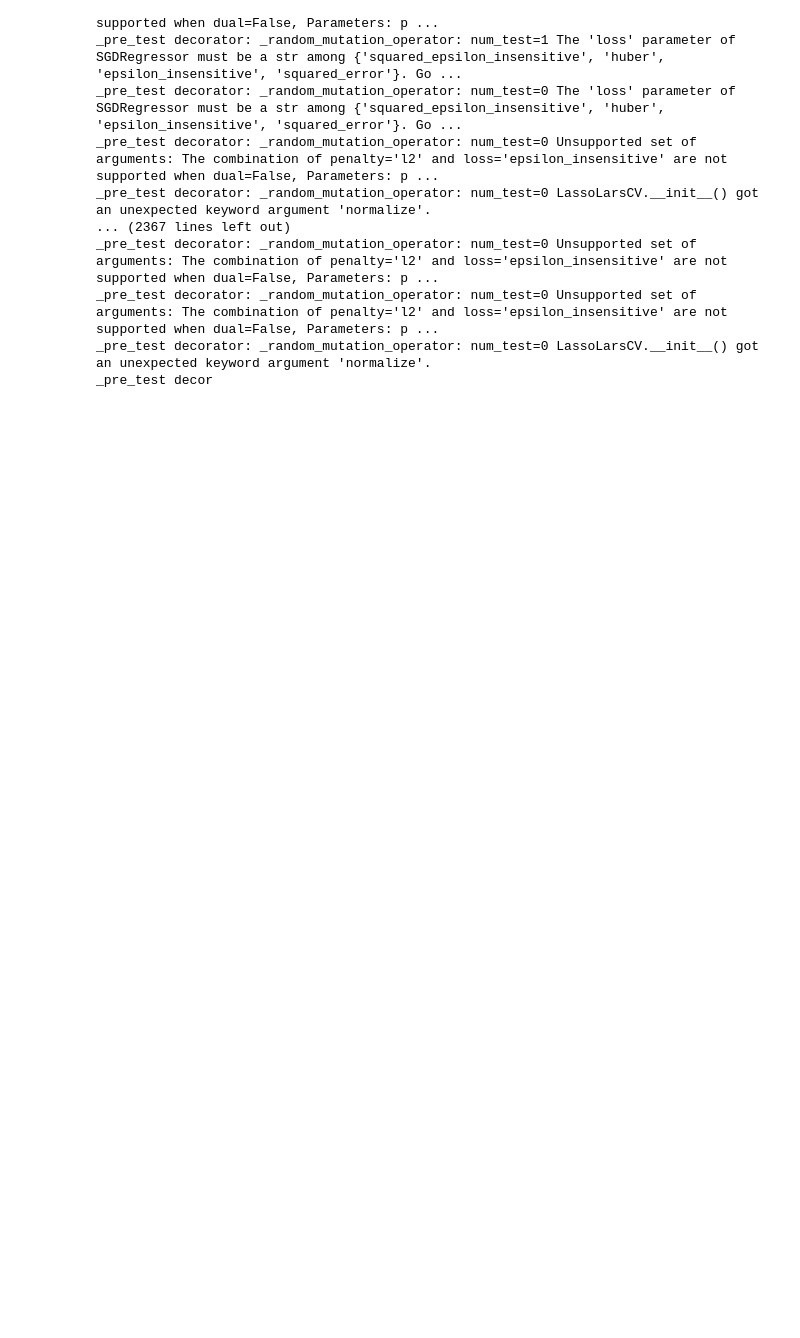
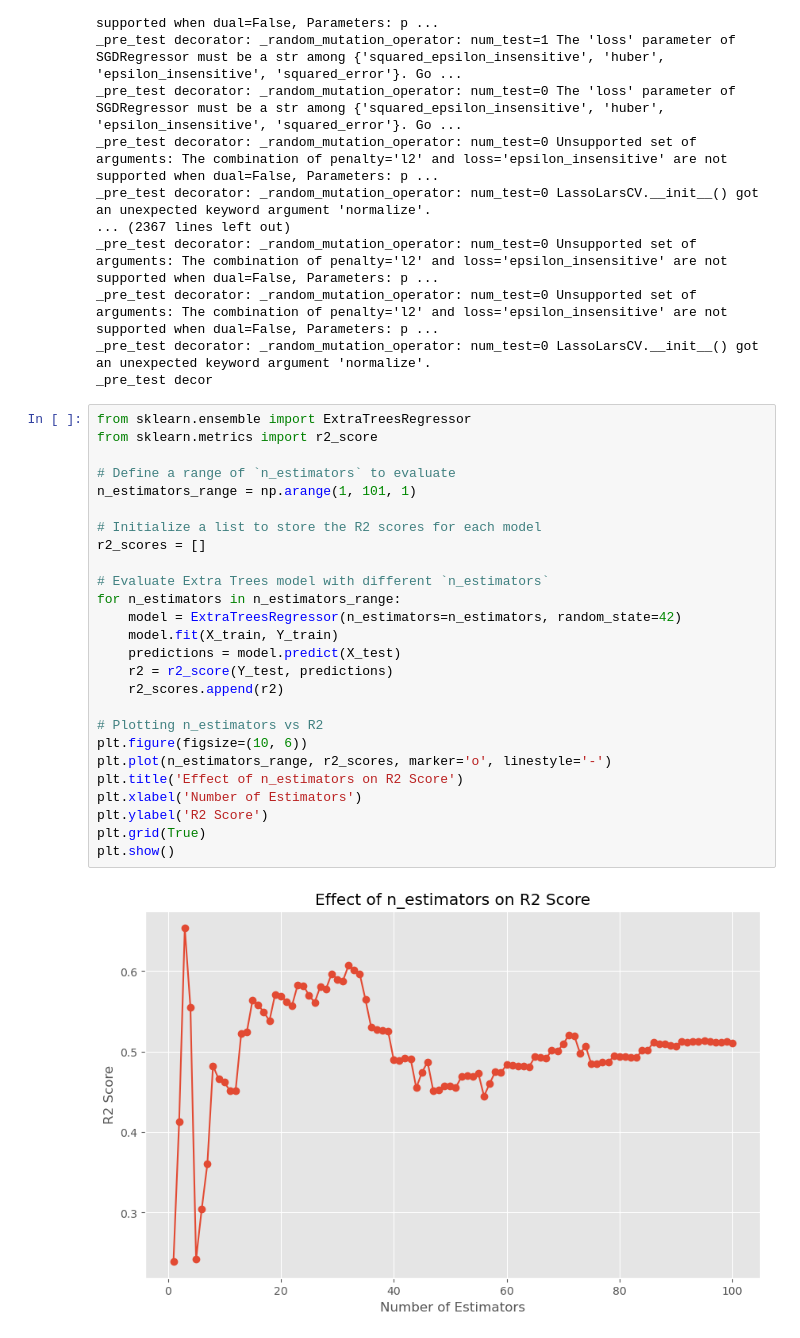
Before and after one commit to aaronliu64/ofet-db, a Jupyter notebook: pgpractice/Machine Learning Practice/Regression/MYL/Trial (P3HT)_combined.ipynb, the cells around one changed output. Saved outputs shown, nothing was run; the diff lists cells and outputs as text; blank space fills up the shorter version.

```diff
--- a/pgpractice/Machine Learning Practice/Regression/MYL/Trial (P3HT)_combined.ipynb
+++ b/pgpractice/Machine Learning Practice/Regression/MYL/Trial (P3HT)_combined.ipynb
@@ -1010,3 +1010,31 @@ _pre_test decorator: _random_mutation_operator: num_test=0 Unsupported set of ar
 _pre_test decorator: _random_mutation_operator: num_test=0 Unsupported set of arguments: The combination of penalty='l2' and loss='epsilon_insensitive' are not supported when dual=False, Parameters: p ...
 _pre_test decorator: _random_mutation_operator: num_test=0 LassoLarsCV.__init__() got an unexpected keyword argument 'normalize'.
 _pre_test decor
+# %%
+from sklearn.ensemble import ExtraTreesRegressor
+from sklearn.metrics import r2_score
+
+# Define a range of `n_estimators` to evaluate
+n_estimators_range = np.arange(1, 101, 1)
+
+# Initialize a list to store the R2 scores for each model
+r2_scores = []
+
+# Evaluate Extra Trees model with different `n_estimators`
+for n_estimators in n_estimators_range:
+    model = ExtraTreesRegressor(n_estimators=n_estimators, random_state=42)
+    model.fit(X_train, Y_train)
+    predictions = model.predict(X_test)
+    r2 = r2_score(Y_test, predictions)
+    r2_scores.append(r2)
+
+# Plotting n_estimators vs R2
+plt.figure(figsize=(10, 6))
+plt.plot(n_estimators_range, r2_scores, marker='o', linestyle='-')
+plt.title('Effect of n_estimators on R2 Score')
+plt.xlabel('Number of Estimators')
+plt.ylabel('R2 Score')
+plt.grid(True)
+plt.show()
+# %% [output]
+[figure, added]
```
Also changed, not shown: parts of 2 cells of this notebook.
